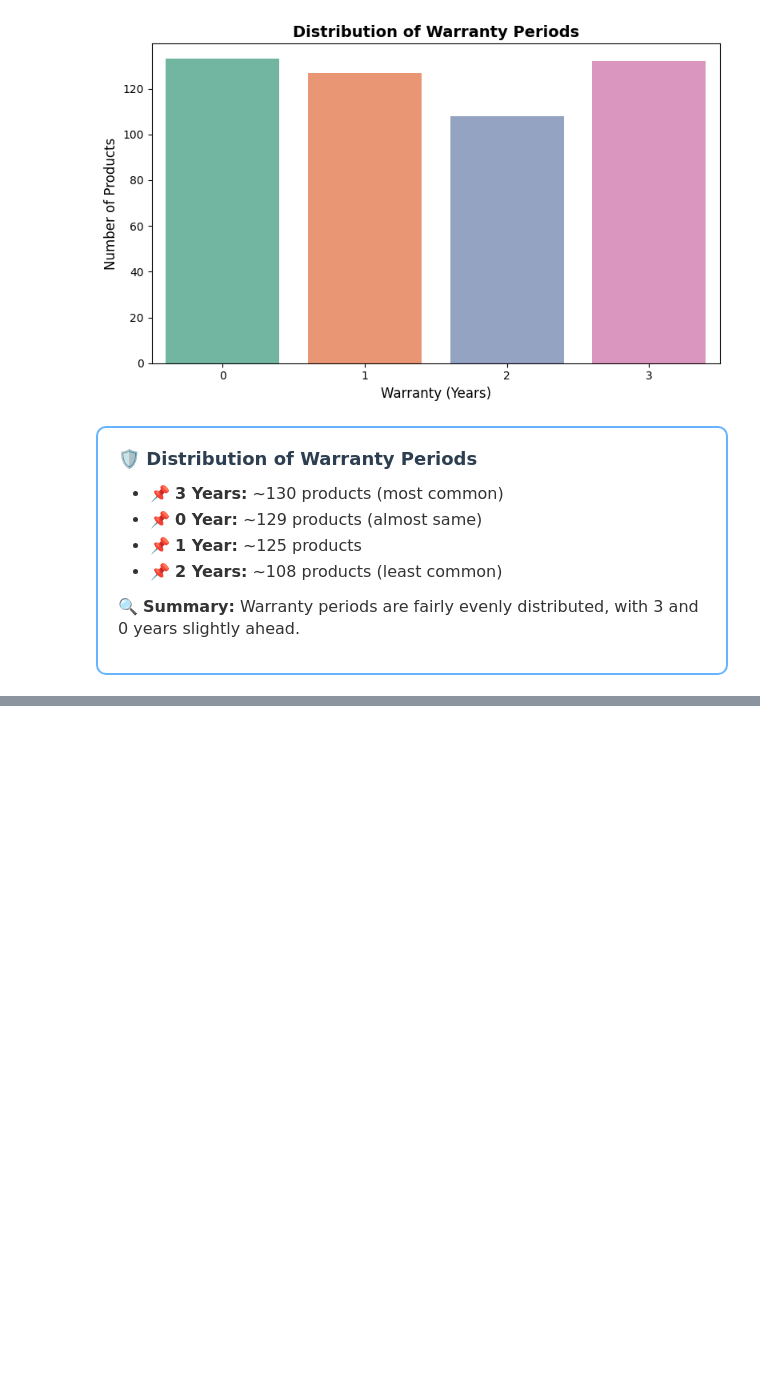
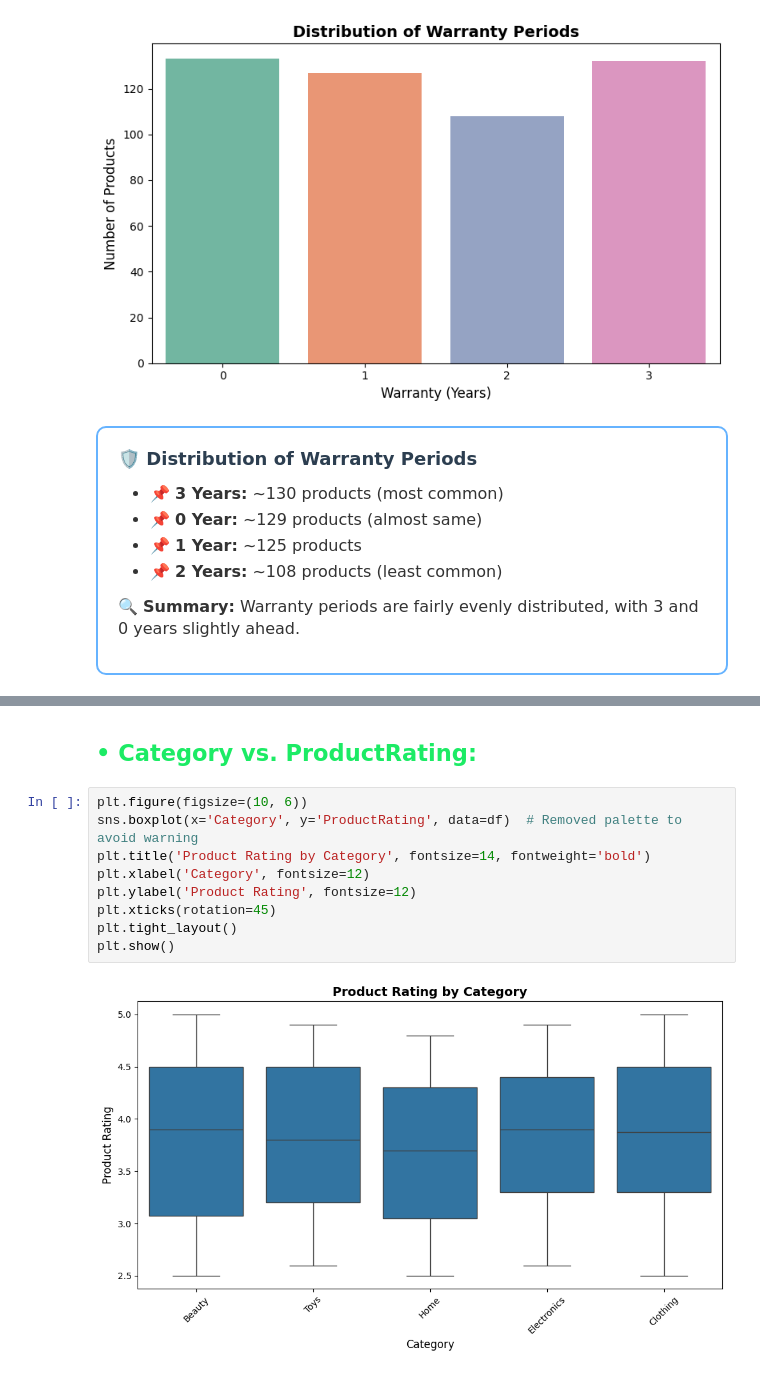
Before and after one commit to sachinn854/Product-Demand-Forecasting, a Jupyter notebook: 4_EDA/product_info.ipynb, the cells around one changed output, grey strips where cells are left out. Cells and saved outputs as stored; diff of their text form; blank space fills up the shorter version.

```diff
--- a/4_EDA/product_info.ipynb
+++ b/4_EDA/product_info.ipynb
@@ -805,0 +420,15 @@ plt.show()
+# %% [markdown]
+
+<h4 style="font-family:Segoe UI,Tahoma,Geneva,Verdana,sans-serif; font-size:1.5em; color: #1ceb65ff; margin-top:20px; margin-bottom:10px;">
+•	Category vs. ProductRating:</h4>
+# %%
+plt.figure(figsize=(10, 6))
+sns.boxplot(x='Category', y='ProductRating', data=df)  # Removed palette to avoid warning
+plt.title('Product Rating by Category', fontsize=14, fontweight='bold')
+plt.xlabel('Category', fontsize=12)
+plt.ylabel('Product Rating', fontsize=12)
+plt.xticks(rotation=45)
+plt.tight_layout()
+plt.show()
+# %% [output]
+[figure, added]
```
Also changed, not shown: parts of 83 cells of this notebook, 2 other files.
